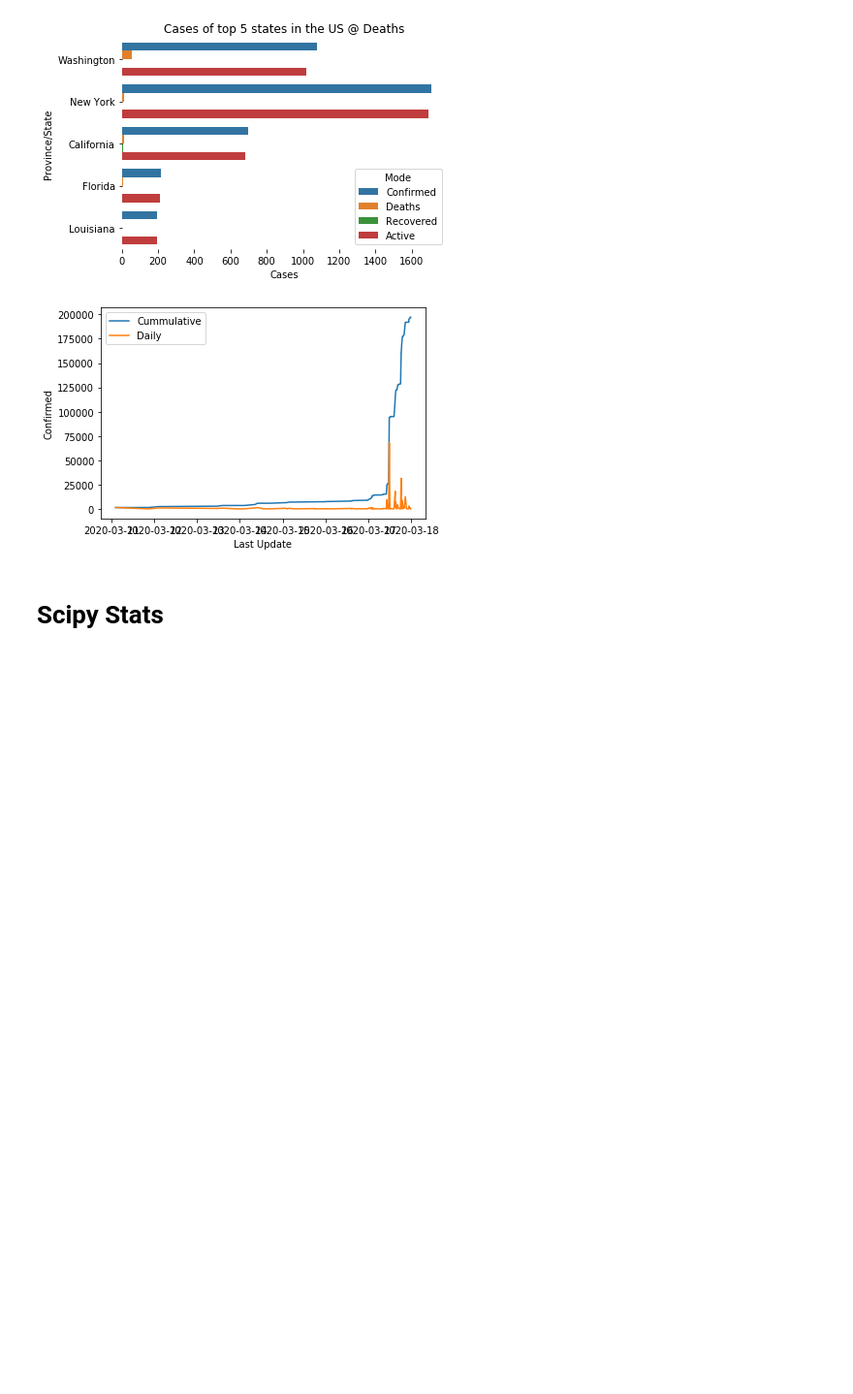
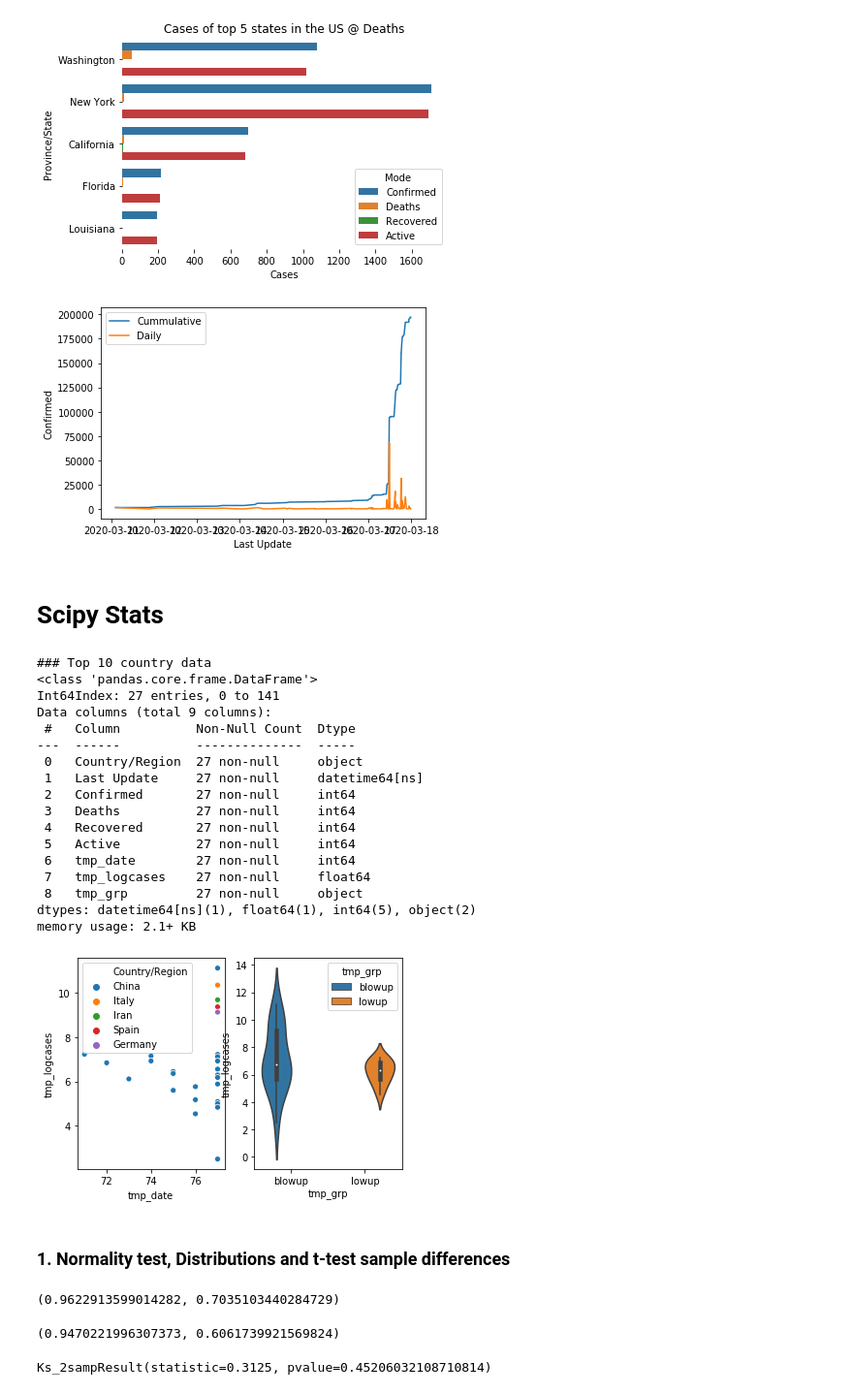
Before and after one commit to bilha-analytics/play_oopz, a Jupyter notebook: notebooks/05_scipy_things.ipynb, the cells around one changed output. Shown: that part at 97% size. Drawn from its saved outputs; the diff is of its cells as text; code cells hidden in the pictures; blank space fills up the shorter version.

```diff
--- a/notebooks/05_scipy_things.ipynb
+++ b/notebooks/05_scipy_things.ipynb
@@ -255,3 +255,64 @@ plt.show();
 [figure]
 # %% [markdown]
 # Scipy Stats
+# %%
+print("### Top 10 country data")
+grpz = ['Country/Region', 'Last Update' ]
+tb = tabulate_cases(
+    grpz = grpz,
+    sorter = {'by':['Confirmed'], 'ascending':False}
+).reset_index()
+
+countriez = list(tb[:5]['Country/Region'].values)
+countriez
+
+tb = tb.query("`Country/Region` == @countriez")
+
+tb['tmp_date'] = tb['Last Update'].dt.dayofyear
+tb['tmp_logcases'] = tb['Confirmed'].apply(np.log)
+tb['tmp_grp'] = np.where( tb['tmp_date'] > 76, 'blowup', 'lowup')
+tb['tmp_grp'].value_counts()
+
+tb.head()
+
+tb.info()
+
+plt.subplot(1,2,1)
+sns.scatterplot(x='tmp_date', y='tmp_logcases', hue='Country/Region', data=tb)
+plt.subplot(1,2,2)
+sns.violinplot(x='tmp_grp', y='tmp_logcases', hue='tmp_grp', data=tb)
+plt.show();
+# %% [output]
+### Top 10 country data
+<class 'pandas.core.frame.DataFrame'>
+Int64Index: 27 entries, 0 to 141
+Data columns (total 9 columns):
+ #   Column          Non-Null Count  Dtype
+---  ------          --------------  -----
+ 0   Country/Region  27 non-null     object
+ 1   Last Update     27 non-null     datetime64[ns]
+ 2   Confirmed       27 non-null     int64
+ 3   Deaths          27 non-null     int64
+ 4   Recovered       27 non-null     int64
+ 5   Active          27 non-null     int64
+ 6   tmp_date        27 non-null     int64
+ 7   tmp_logcases    27 non-null     float64
+ 8   tmp_grp         27 non-null     object
+dtypes: datetime64[ns](1), float64(1), int64(5), object(2)
+memory usage: 2.1+ KB
+[figure, added]
+# %% [markdown]
+### 1. Normality test, Distributions and t-test sample differences
+# %%
+## 1. Normality test
+stats.shapiro( tb[ tb['tmp_grp'] == 'blowup']['tmp_logcases'] )
+stats.shapiro( tb[ tb['tmp_grp'] == 'lowup']['tmp_logcases'] )
+
+# stats.normaltest( tb[ tb['tmp_grp'] == 'lowup']['tmp_logcases'] )
+
+stats.ks_2samp(tb[ tb['tmp_grp'] == 'blowup']['tmp_logcases'] ,
+               tb[ tb['tmp_grp'] == 'lowup']['tmp_logcases'] )
+# %% [output]
+(0.9622913599014282, 0.7035103440284729)
+(0.9470221996307373, 0.6061739921569824)
+Ks_2sampResult(statistic=0.3125, pvalue=0.45206032108710814)
```
Also changed, not shown: parts of 10 cells of this notebook.
